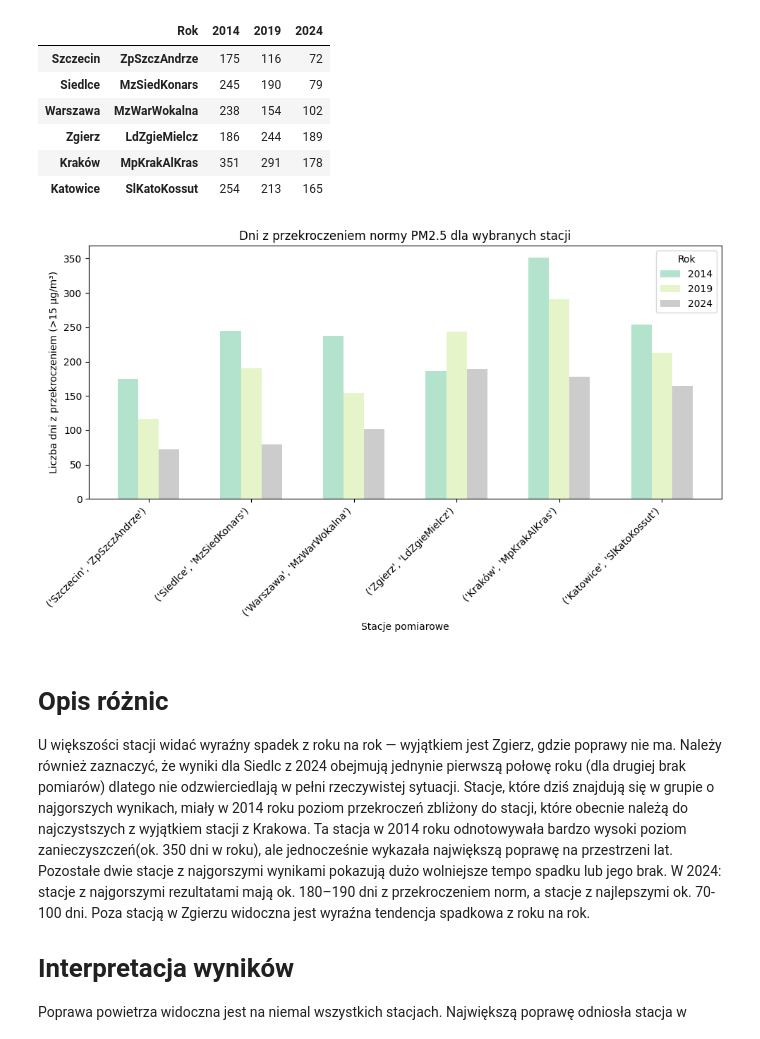
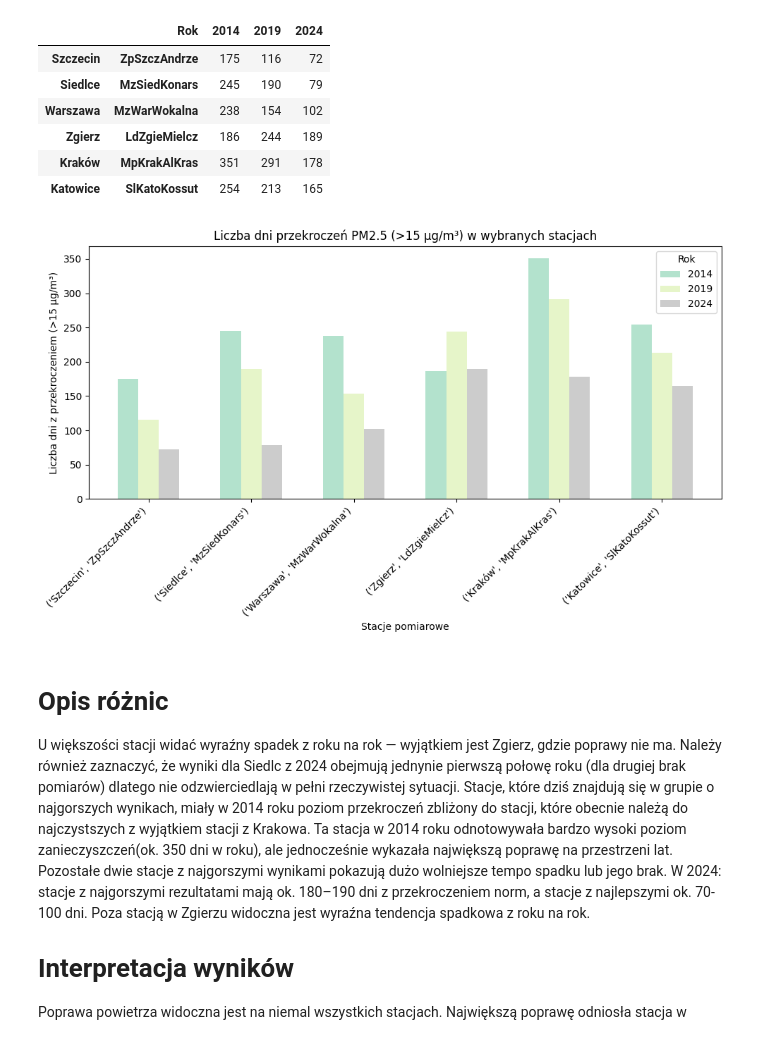
Before and after one commit to Aterien/ZTP_project3_AK, a Jupyter notebook: projekt_1_ztp.ipynb, the cells around one changed output. Saved outputs shown, nothing was run; the diff lists cells and outputs as text; code cells hidden in the pictures.

```diff
--- a/projekt_1_ztp.ipynb
+++ b/projekt_1_ztp.ipynb
@@ -540,0 +122,3 @@ combined_df_c.to_excel(final_file_path)
+# %%
+# Zamiana starych kodów na nowe
+dfs_new_codes = load_data.replace_old_codes(dfs_cleaned, old_codes)
@@ -790,34 +386,14 @@ df_plot_T
 | Zgierz | LdZgieMielcz | 186 | 244 | 189 |
 | Kraków | MpKrakAlKras | 351 | 291 | 178 |
 | Katowice | SlKatoKossut | 254 | 213 | 165 |
-# %%
-import numpy as np
-
-# Rysowanie wykresu słupkowego porównującego liczbę dni przekroczeń dla wybranych stacji w różnych latach
-years = df_plot_T.columns
-stations = df_plot_T.index
-
-x = np.arange(len(stations))  # pozycje na osi X
-width = 0.2  # szerokość jednego słupka
-
-fig, ax = plt.subplots(figsize=(10,6))
-colors = plt.cm.Pastel2(np.linspace(0, 1, len(years)))
-
-# Rysowanie słupków dla każdego roku
-for i, year in enumerate(years):
-    ax.bar(x + (i - 1)*width, df_plot_T[year], width, label=year, color=colors[i])  # (i - 1) żeby wyśrodkować
-
-ax.set_xticks(x)
-ax.set_xticklabels(stations, rotation=45, ha='right')
-ax.set_xlabel("Stacje pomiarowe")
-ax.set_ylabel("Liczba dni z przekroczeniem (>15 µg/m³)")
-ax.set_title("Dni z przekroczeniem normy PM2.5 dla wybranych stacji")
-ax.legend(title="Rok")
-
-plt.tight_layout()
-plt.show()
-# %% [output]
-[figure, removed]
+# %%
+exceeded_results = calculations.calculate_days_exceeding_limit(combined_df)
+exceeded_top_bottom_df = calculations.get_3_lowest_highest(exceeded_results, 2024)
+# %%
+# Rysowanie wykresu słupkowego porównującego liczbę dni przekroczeń dla wybranych stacji w różnych latach
+visualizations.plot_exceeding_days(exceeded_top_bottom_df, "Liczba dni przekroczeń PM2.5 (>15 µg/m³) w wybranych stacjach")
+# %% [output]
+[figure, added]
 # %% [markdown]
 
 # Opis różnic
```
Also changed, not shown: parts of 61 cells of this notebook, 3 other files.
